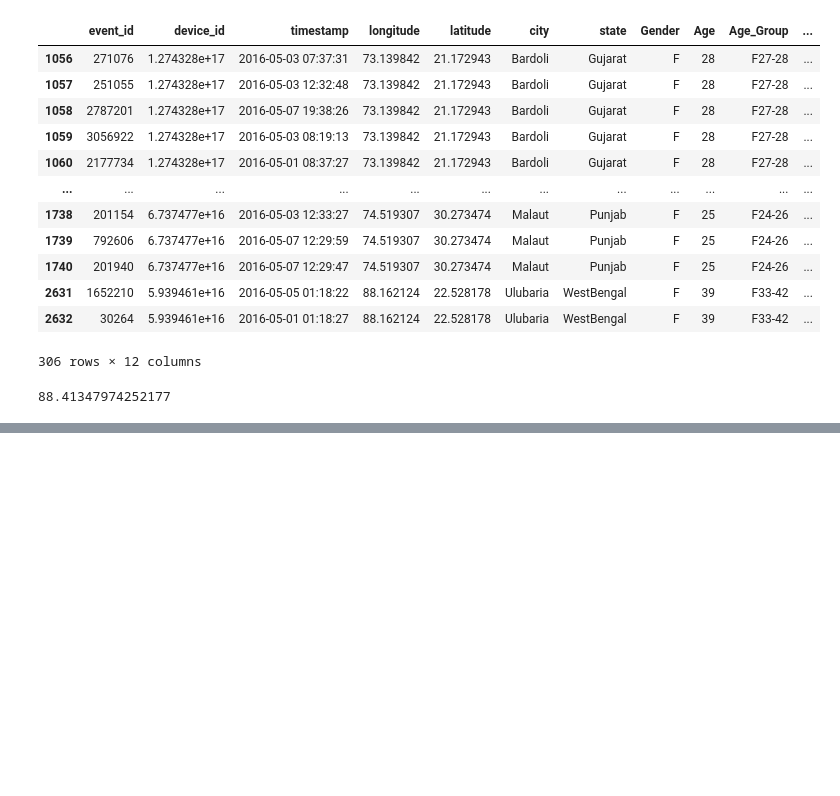
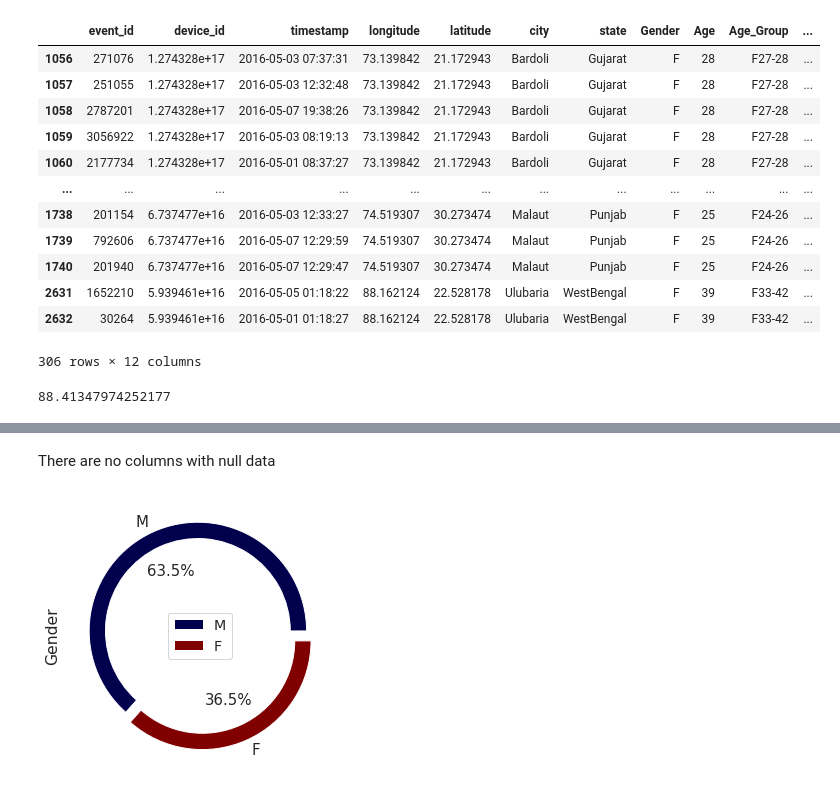
Before and after one commit to santhoshbvsrk/CapstoneProjects, a Jupyter notebook: DataAnalytics_CDF/InsaidTelecom_CDFCapstone.ipynb, the cells around one changed output, grey strips where cells are left out. Drawn from its saved outputs; the diff is of its cells as text; code cells hidden in the pictures; blank space fills up the shorter version.

```diff
--- a/DataAnalytics_CDF/InsaidTelecom_CDFCapstone.ipynb
+++ b/DataAnalytics_CDF/InsaidTelecom_CDFCapstone.ipynb
@@ -478,0 +587,4 @@ device_data_df[device_data_df['Model']=='红米note']
+# %%
+device_data_df['Brand'] = device_data_df['Brand'].replace('乐视','LeEco')
+# %%
+device_data_df['Brand'] = device_data_df['Brand'].replace('联想 ','Lenovo')
@@ -478,0 +604,2 @@ device_data_df[device_data_df['Model']=='红米note']
+# %%
+device_data_df['age_bins']=pd.cut(device_data_df['Age'].dropna(),[10,20,30,40,50,60,70], labels=['10-20','21-30','31-40','41-50','51-60','61-70'], include_lowest=True)
@@ -478,0 +646,14 @@ device_data_df[device_data_df['Model']=='红米note']
+# %% [markdown]
+There are no columns with null data
+# %%
+import matplotlib.pyplot as plt
+%matplotlib inline
+
+import seaborn as sns
+sns.set(style='whitegrid', font_scale=1.3, color_codes=True)      # To apply seaborn styles to the plots.
+# %%
+device_data_df['Gender'].value_counts().plot(kind='pie', explode=[0.05,0.05], fontsize=15, autopct='%3.1f%%',figsize=(5,5), shadow=True, legend=True, wedgeprops=dict(width=0.15), cmap='seismic')
+plt.legend(loc='center')
+plt.show()
+# %% [output]
+[figure, added]
```
Also changed, not shown: parts of 39 cells of this notebook.
